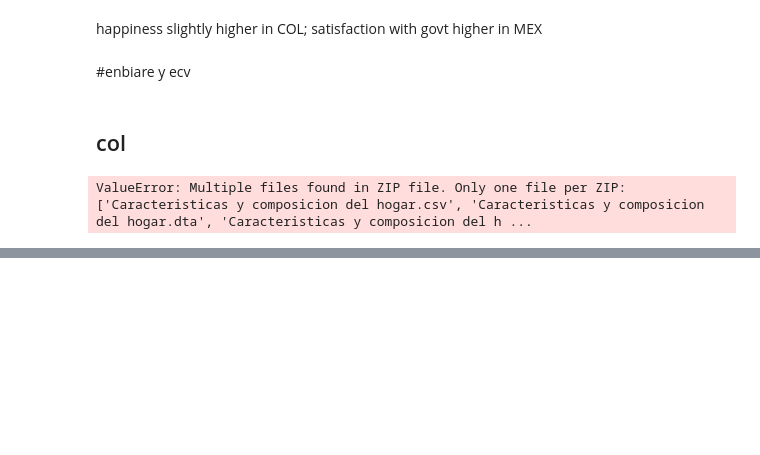
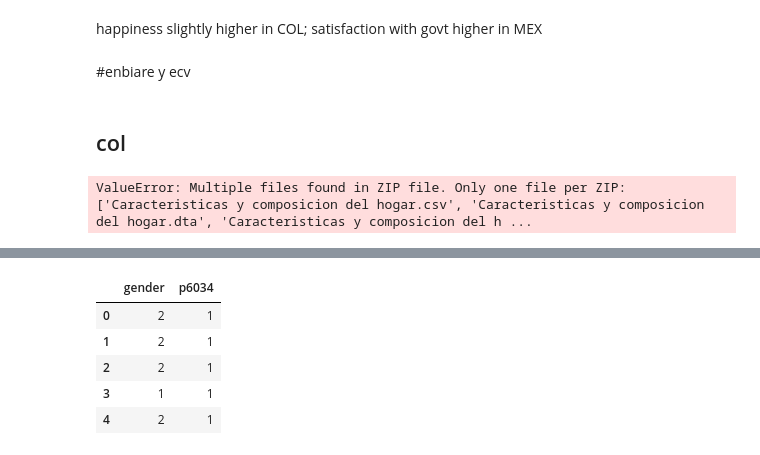
Before and after one commit to theaok/linaColMex, a Jupyter notebook: linaColMex.ipynb, the cells around one changed output, grey strips where cells are left out. Cells and saved outputs as stored; diff of their text form; code cells hidden in the pictures; blank space fills up the shorter version.

```diff
--- a/linaColMex.ipynb
+++ b/linaColMex.ipynb
@@ -199,0 +213,7 @@ Index(['directorio', 'secuencia_encuesta', 'secuencia_p', 'orden', 'fex_c',
+# %%
+#https://microdatos.dane.gov.co/index.php/catalog/734/data-dictionary/F3?file_name=Caracteristicas%20y%20composicion%20del%20hogar
+chaComHog.rename(columns={
+    'p6020': 'gender',
+    'p6034': 'birthdate'
+    }, inplace=True)
+chaComHog.columns
@@ -199,0 +230,9 @@ Index(['directorio', 'secuencia_encuesta', 'secuencia_p', 'orden', 'fex_c',
+# %%
+chaComHog[['gender', 'p6034']].head()
+# %% [output]
+|  | gender | p6034 |
+| 0 | 2 | 1 |
+| 1 | 2 | 1 |
+| 2 | 2 | 1 |
+| 3 | 1 | 1 |
+| 4 | 2 | 1 |
```
Also changed, not shown: parts of 5 cells of this notebook.
